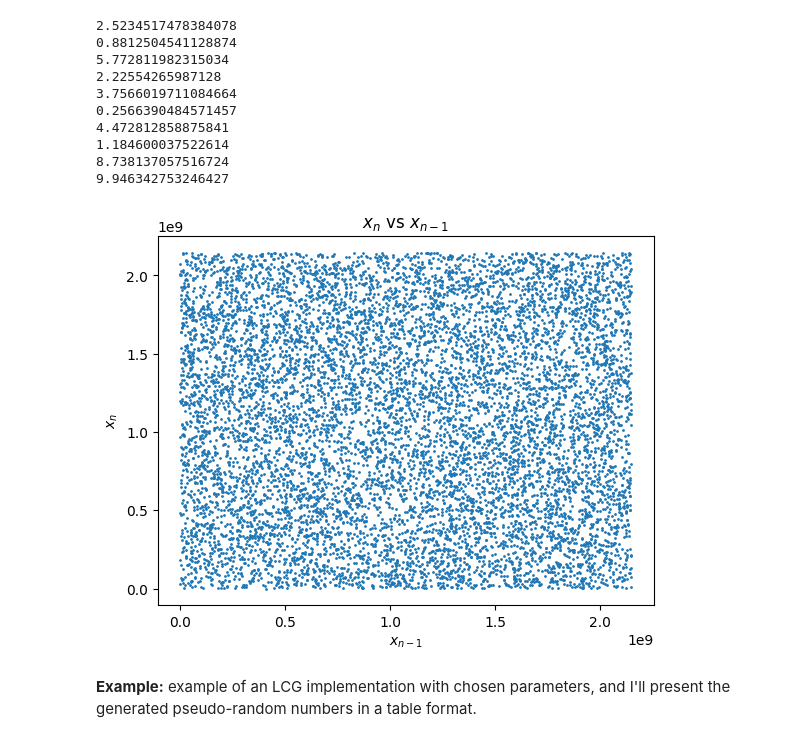
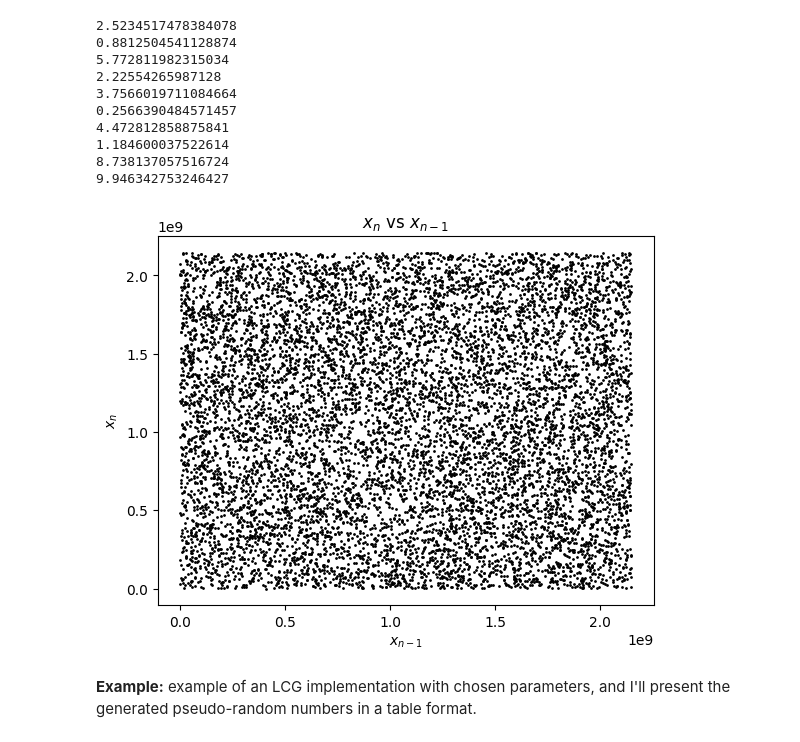
Before and after one commit to arunp77/MonteCarlo-simulation, a Jupyter notebook: Monte-carlo-simulations.ipynb, the cells around one changed output. Drawn from its saved outputs; the diff is of its cells as text; code cells hidden in the pictures.

```diff
--- a/Monte-carlo-simulations.ipynb
+++ b/Monte-carlo-simulations.ipynb
@@ -788,15 +788,15 @@ random_numbers = generate_random_numbers(lcg, n=10000)
 # %%
 # Plotting x_n with respect to x_{n-1}
 x_n = random_numbers[1:]
 x_n_minus_1 = random_numbers[:-1]
 
-plt.scatter(x_n_minus_1, x_n, s=1)  # Decrease the point size by adjusting 's'
+plt.scatter(x_n_minus_1, x_n, s=1, color='black')  # Decrease the point size by adjusting 's'
 plt.xlabel('$x_{n-1}$')
 plt.ylabel('$x_n$')
 plt.title('$x_n$ vs $x_{n-1}$')
 plt.show()
 # %% [output]
-[figure, old version]
+[figure, new version]
 # %% [markdown]
 **Example:** example of an LCG implementation with chosen parameters, and I'll present the generated pseudo-random numbers in a table format.
 # %%
```
